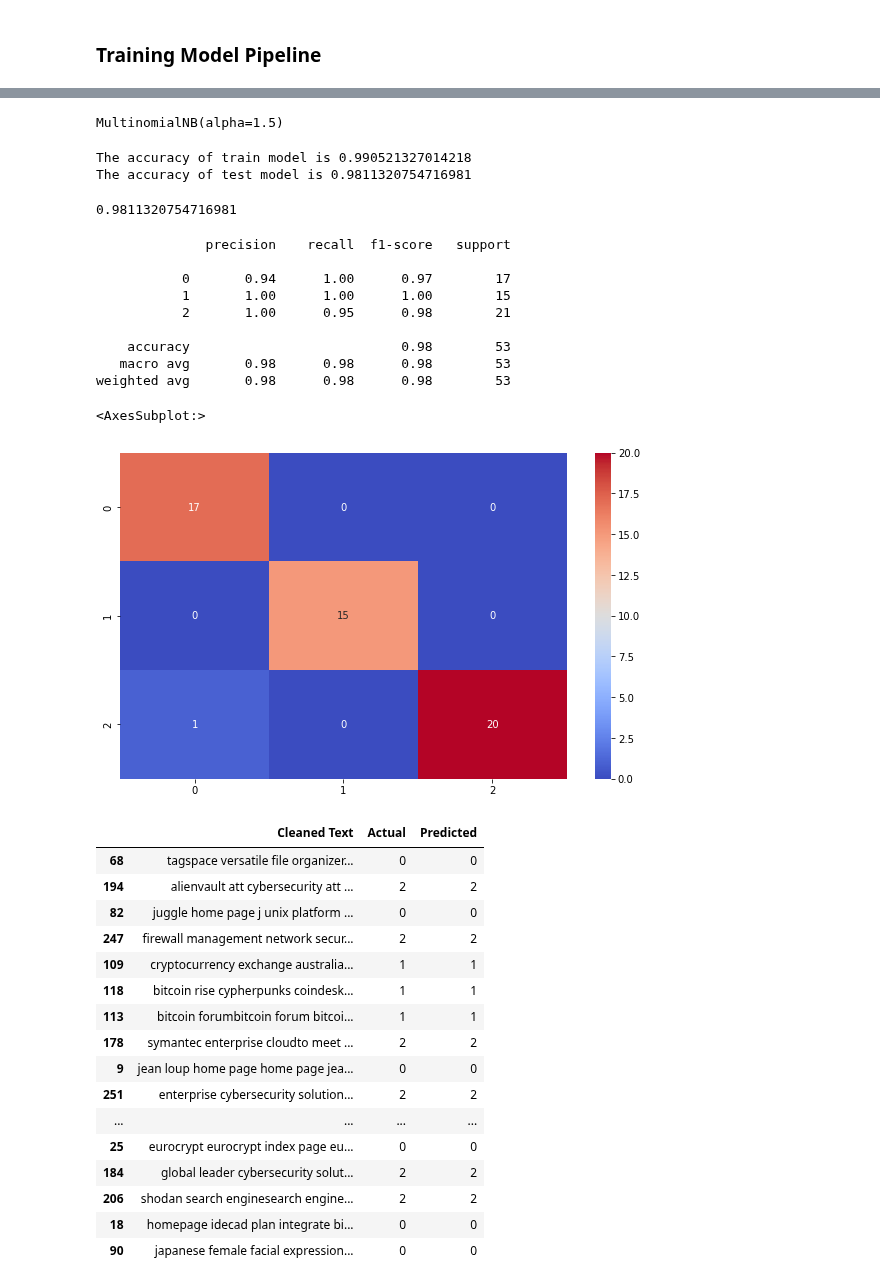
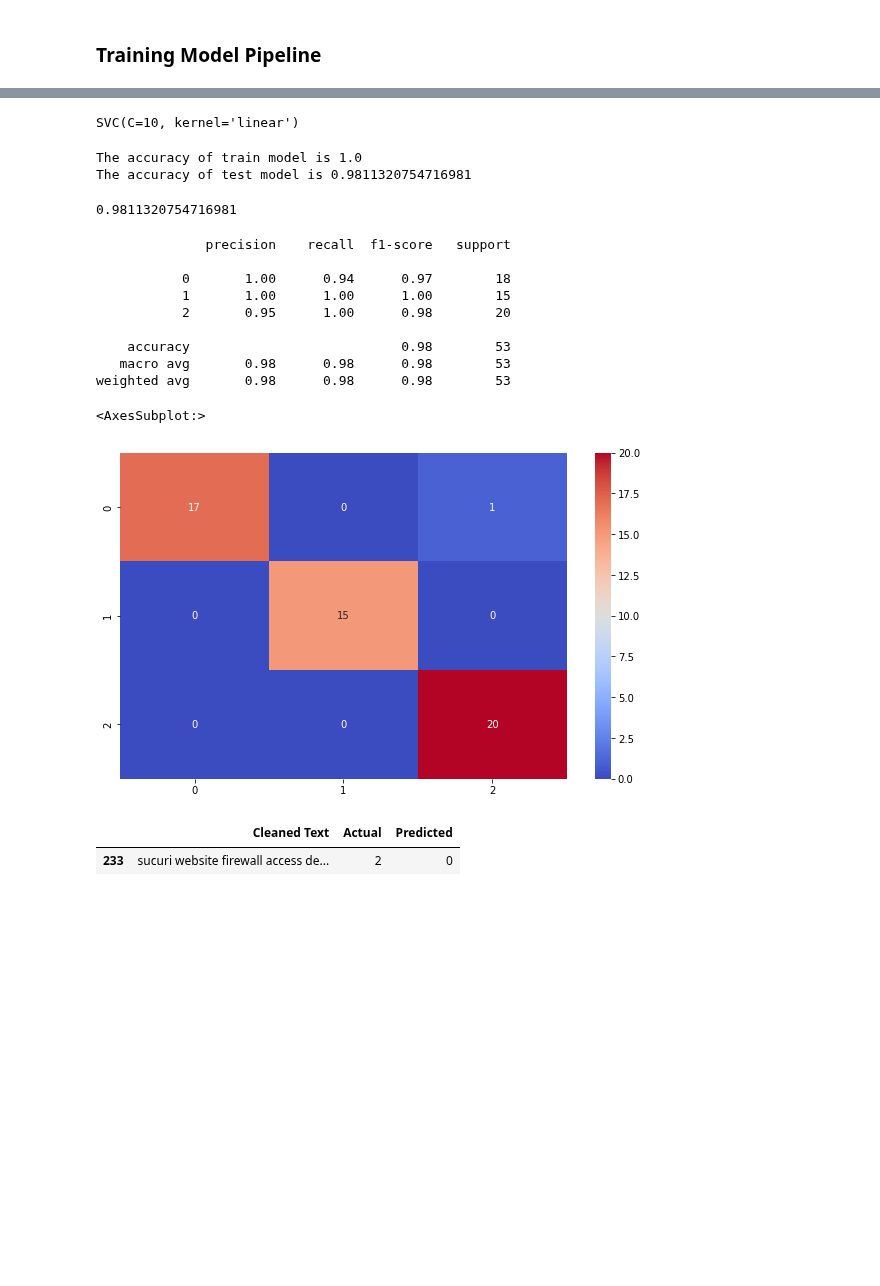
Before and after one commit to Shreyas-hacker/Webpages, a Jupyter notebook: Hierarchal model/Computer/ComputerClassification.ipynb, the cells around one changed output, grey strips where cells are left out. Saved outputs shown, nothing was run; the diff lists cells and outputs as text; code cells hidden in the pictures; blank space fills up the shorter version.

Commit message:
training new model to see if itworks

```diff
--- a/Hierarchal model/Computer/ComputerClassification.ipynb
+++ b/Hierarchal model/Computer/ComputerClassification.ipynb
@@ -220,15 +196,27 @@ F1 score: 0.924105491253105
-# %%
-model = MultinomialNB(alpha=1.5)
-model.fit(X_train_tfidf, y_train)
-# %% [output]
-MultinomialNB(alpha=1.5)
+# %%
+#TF-IDF
+from sklearn.feature_extraction.text import TfidfVectorizer
+tfidf = TfidfVectorizer(analyzer='word',smooth_idf=True)
+tfidf.fit(computer["cleaned_website_text"])
+X_train_tfidf = tfidf.transform(X_train)
+X_test_tfidf = tfidf.transform(X_test)
+# %%
+K = 4000
+chi2_selector = SelectKBest(chi2, k=K)
+X_train_kbest = chi2_selector.fit_transform(X_train_tfidf, y_train)
+X_test_kbest = chi2_selector.transform(X_test_tfidf)
+# %%
+model = SVC(C=10, kernel='linear')
+model.fit(X_train_kbest, y_train)
+# %% [output]
+SVC(C=10, kernel='linear')
 # %%
 import sklearn.metrics as sm
 
-y_pred = model.predict(X_test_tfidf)
+y_pred = model.predict(X_test_kbest)
 
-print(f'The accuracy of train model is {sm.accuracy_score(y_train,model.predict(X_train_tfidf))}')
+print(f'The accuracy of train model is {sm.accuracy_score(y_train,model.predict(X_train_kbest))}')
 print(f'The accuracy of test model is {sm.accuracy_score(y_test,y_pred)}')
 # %% [output]
-The accuracy of train model is 0.990521327014218
+The accuracy of train model is 1.0
 The accuracy of test model is 0.9811320754716981
@@ -260,15 +353,15 @@ print(result)
 0.9811320754716981
 # %%
 plt.figure(figsize=(10,6))
-predictions = model.predict(X_test_tfidf)
+predictions = model.predict(X_test_kbest)
 print(classification_report(predictions,y_test))
 sns.heatmap(confusion_matrix(predictions,y_test),cmap='coolwarm',annot=True)
 # %% [output]
               precision    recall  f1-score   support
 
-           0       0.94      1.00      0.97        17
+           0       1.00      0.94      0.97        18
            1       1.00      1.00      1.00        15
-           2       1.00      0.95      0.98        21
+           2       0.95      1.00      0.98        20
 
     accuracy                           0.98        53
    macro avg       0.98      0.98      0.98        53
@@ -277,23 +370,9 @@ weighted avg       0.98      0.98      0.98        53
 [figure]
 # %%
 pd.set_option('display.max_rows', None)
-predictions = model.predict(X_test_tfidf)
-pd.DataFrame({'Cleaned Text':X_test,'Actual':y_test,'Predicted':predictions})
+predictions = model.predict(X_test_kbest)
+results = pd.DataFrame({'Cleaned Text':X_test,'Actual':y_test,'Predicted':predictions})
+results[results['Actual']!=results['Predicted']]
 # %% [output]
 |  | Cleaned Text | Actual | Predicted |
-| 68 | tagspace versatile file organizer... | 0 | 0 |
-| 194 | alienvault att cybersecurity att ... | 2 | 2 |
-| 82 | juggle home page j unix platform ... | 0 | 0 |
-| 247 | firewall management network secur... | 2 | 2 |
-| 109 | cryptocurrency exchange australia... | 1 | 1 |
-| 118 | bitcoin rise cypherpunks coindesk... | 1 | 1 |
-| 113 | bitcoin forumbitcoin forum bitcoi... | 1 | 1 |
-| 178 | symantec enterprise cloudto meet ... | 2 | 2 |
-| 9 | jean loup home page home page jea... | 0 | 0 |
-| 251 | enterprise cybersecurity solution... | 2 | 2 |
-| ... | ... | ... | ... |
-| 25 | eurocrypt eurocrypt index page eu... | 0 | 0 |
-| 184 | global leader cybersecurity solut... | 2 | 2 |
-| 206 | shodan search enginesearch engine... | 2 | 2 |
-| 18 | homepage idecad plan integrate bi... | 0 | 0 |
-| 90 | japanese female facial expression... | 0 | 0 |
+| 233 | sucuri website firewall access de... | 2 | 0 |
```
Also changed, not shown: parts of 15 cells of this notebook, 3 other files.
